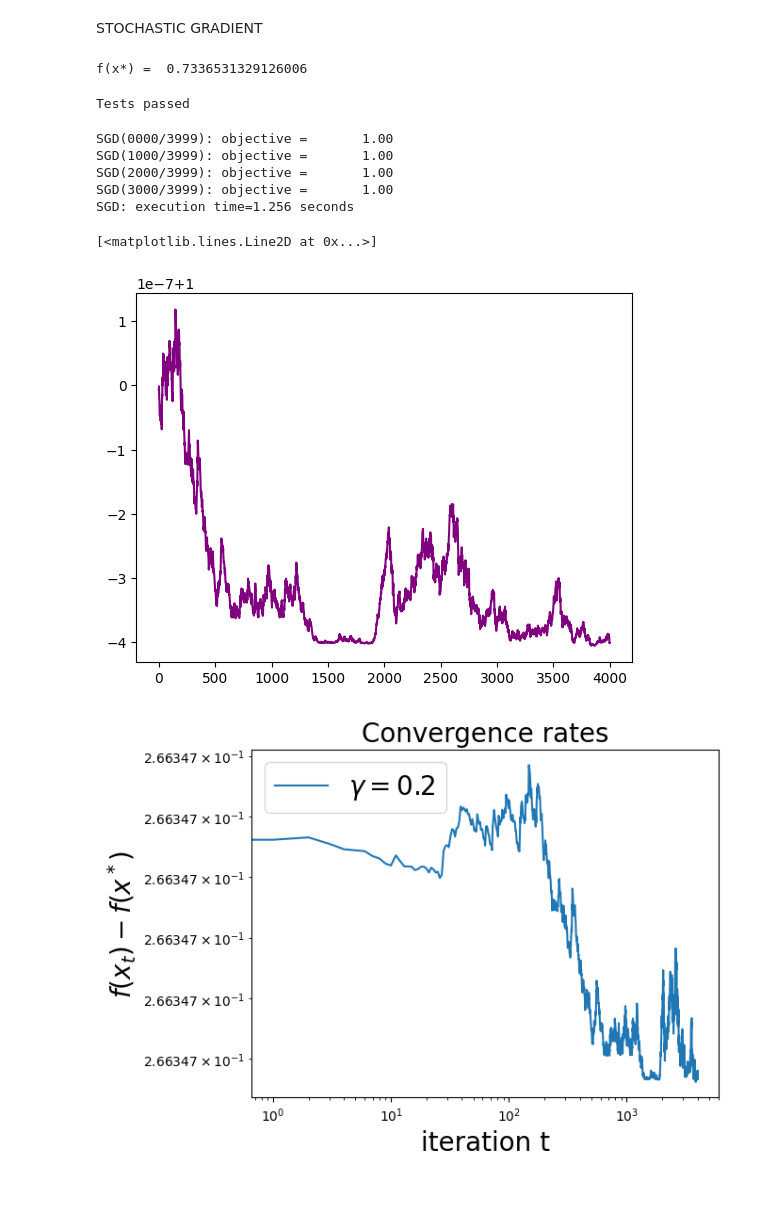
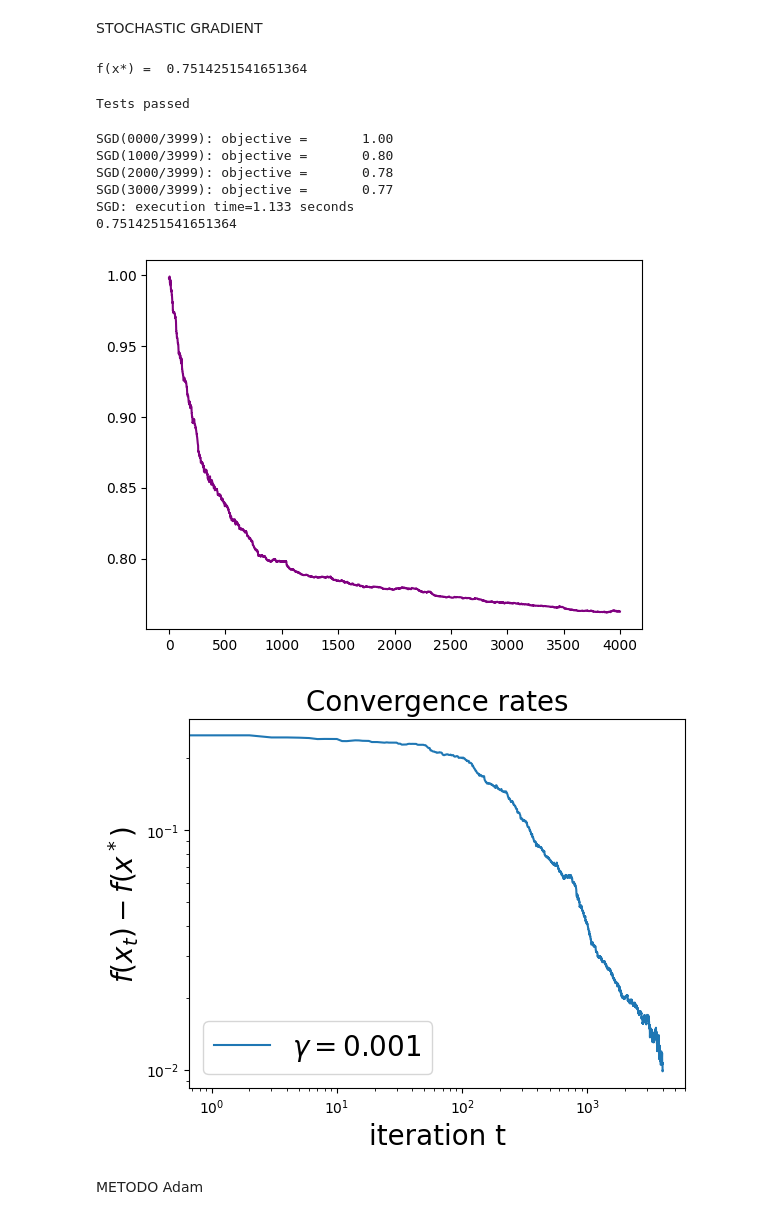
Before and after one commit to drossi15/Gradient-Descent, a Jupyter notebook: notebook.ipynb, the cells around one changed output. Cells and saved outputs as stored; diff of their text form; code cells hidden in the pictures; blank space fills up the shorter version.

```diff
--- a/notebook.ipynb
+++ b/notebook.ipynb
@@ -97,7 +97,7 @@ def build_model_data(x, y):
     return A, b
 # %%
 
-features = df_filtered[['BEDS', 'BATH', 'PROPERTYSQFT']]
+features = df_filtered[['BEDS','BATH']]
 prices = df_filtered['PRICE']
 print(features)
 print(prices)
@@ -105,4 +105,7 @@ print(prices)
 A, b = build_model_data(standardize(features), standardize(prices))
 A = np.array(A)
 b = np.array(b)
+
+cond_number = np.linalg.cond(A)
+print("Numero di condizionamento di A:", cond_number)
 # %% [output]
@@ -245,7 +250,7 @@ Gradient Descent(99/99): objective=3658.85116, x=[0.00000,0.00001]
 # %% [markdown]
 LIPSCHITZ
 # %%
-max_iters = 100
+max_iters = 500
 R = 25
 
 # ***************************************************
@@ -301,7 +306,7 @@ x_star = np.linalg.solve(A.T.dot(A), A.T.dot(b)) #solve Ax = b
 best_objective = full_objective(A, x_star, b)
 print("f(x*) = ", best_objective)
 # %% [output]
-f(x*) =  0.7336531329126006
+f(x*) =  0.7514251541651364
 # %%
 def minibatch_gradient(A, x, b):
     """
@@ -405,37 +410,40 @@ def stochastic_gradient_descent(
 # %%
 import datetime
 
 # Define the parameters of the algorithm.
 max_iters = int(4000)
-gamma = 0.00000000001   # this is totally arbitrary
+gamma = 0.001   # this is totally arbitrary
 batch_size = 1
 
 # Initialization
 x_initial = np.zeros(A.shape[1])
 
 # Start SGD.
 start_time = datetime.datetime.now()
 sgd_objectives, sgd_xs = stochastic_gradient_descent(A, x_initial, b, batch_size, max_iters, gamma)
 end_time = datetime.datetime.now()
 
 # Print result
 exection_time = (end_time - start_time).total_seconds()
 print("SGD: execution time={t:.3f} seconds".format(t=exection_time))
 plt.plot(range(len(sgd_objectives)), sgd_objectives,'purple', label='gradient descent assuming smoothness')
+print(best_objective)
 # %% [output]
 SGD(0000/3999): objective =       1.00
-SGD(1000/3999): objective =       1.00
-SGD(2000/3999): objective =       1.00
-SGD(3000/3999): objective =       1.00
-SGD: execution time=1.256 seconds
+SGD(1000/3999): objective =       0.80
+SGD(2000/3999): objective =       0.78
+SGD(3000/3999): objective =       0.77
+SGD: execution time=1.133 seconds
+0.7514251541651364
-[<matplotlib.lines.Line2D at 0x...>]
-[figure, old version]
+[figure, new version]
 # %%
 plt.title('Convergence rates', fontsize = 20)
-plt.loglog(sgd_objectives - best_objective, label = r'$\gamma = 0.2$')
+plt.loglog(sgd_objectives - best_objective, label = r'$\gamma = 0.001$')
 plt.xlabel('iteration t'  , fontsize = 20)
 plt.ylabel(r'$f(x_t) - f(x^*)$', fontsize = 20)
 plt.legend(fontsize = 20)
 plt.show()
 # %% [output]
-[figure, old version]
+[figure, new version]
+# %% [markdown]
+METODO Adam
```
Also changed, not shown: parts of 9 cells of this notebook.
